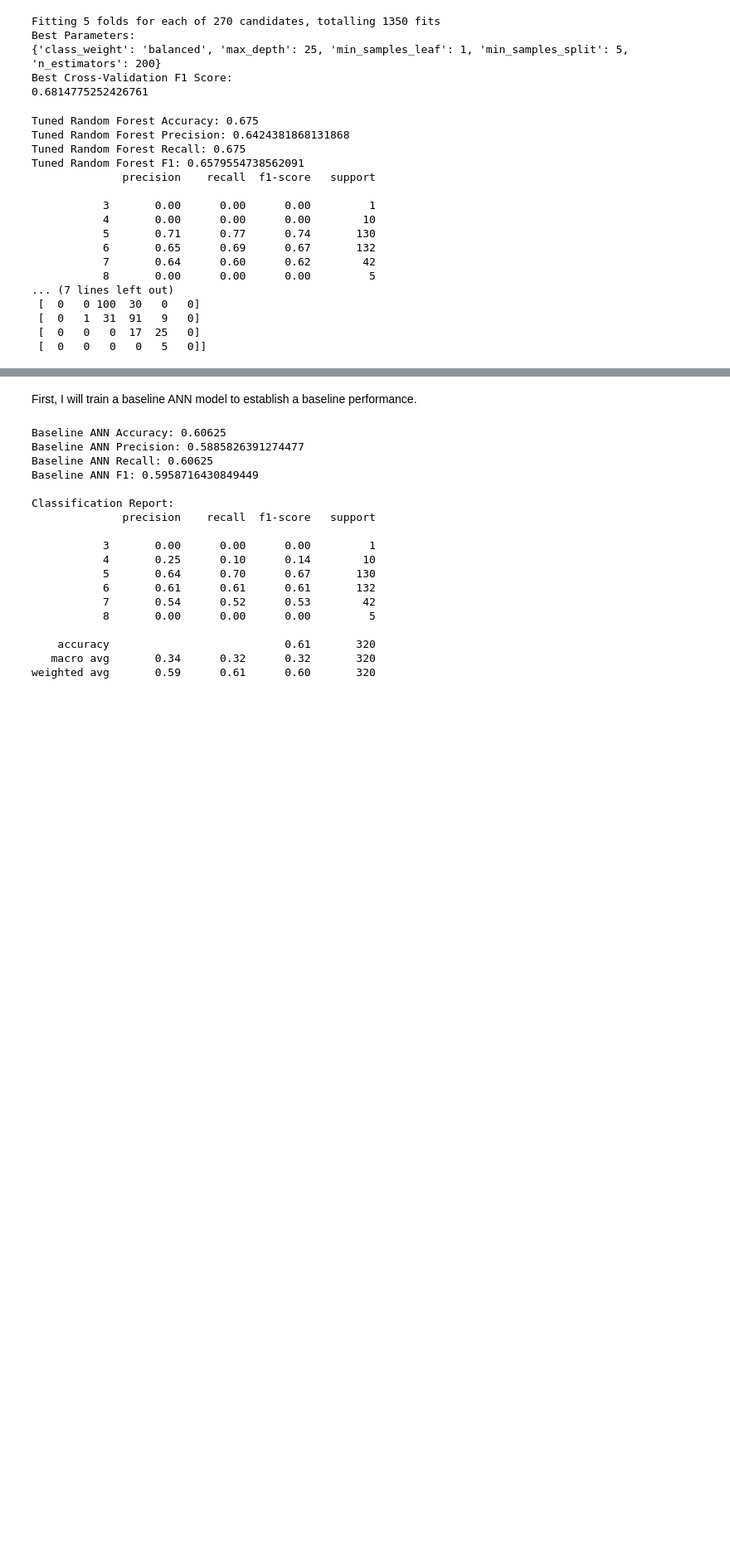
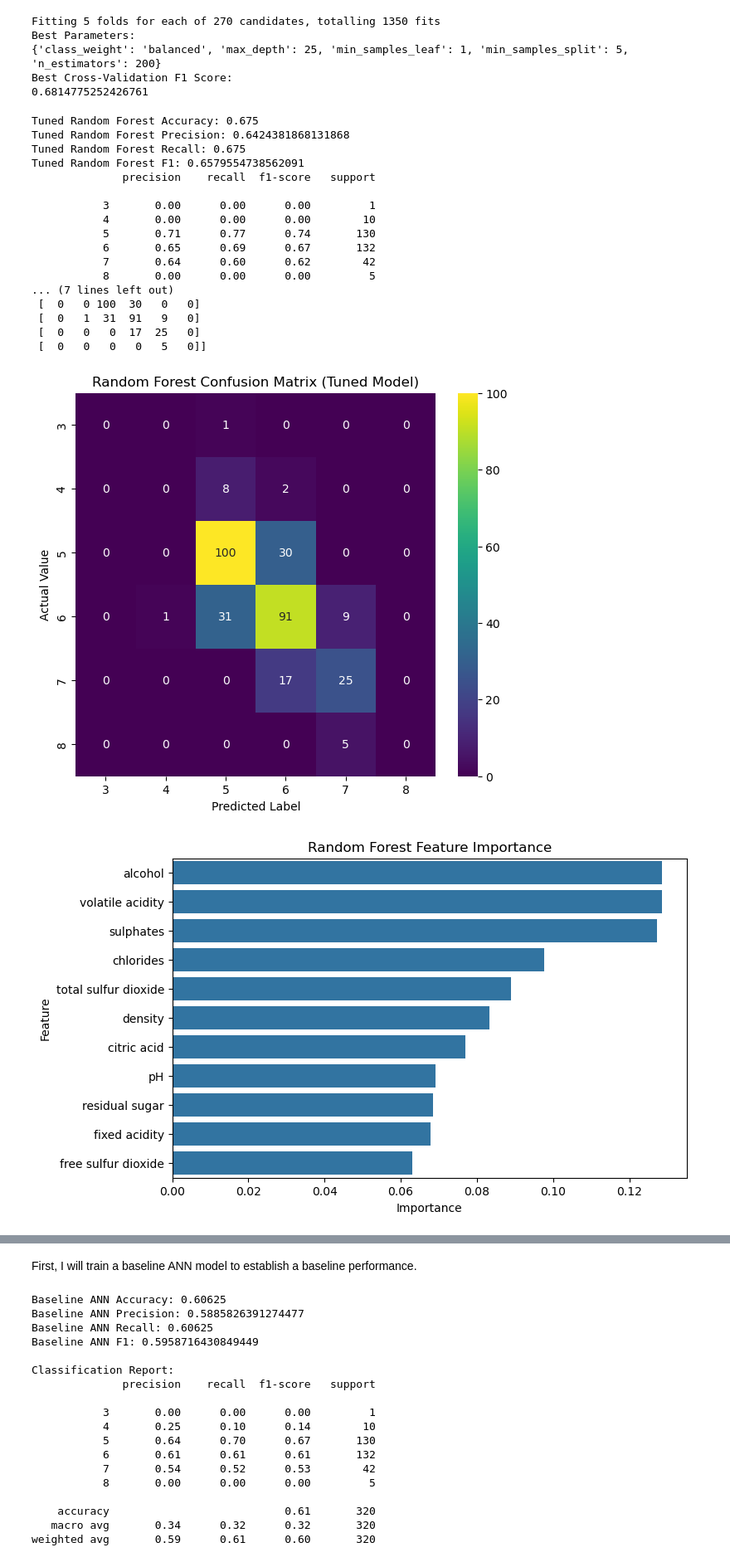
Before and after one commit to shangwe-nyota/WineQuality, a Jupyter notebook: Code.ipynb, the cells around one changed output, grey strips where cells are left out. Shown at 83% size. Saved outputs shown, nothing was run; the diff lists cells and outputs as text; code cells hidden in the pictures; blank space fills up the shorter version.

Commit message:
Added RF visualization

```diff
--- a/Code.ipynb
+++ b/Code.ipynb
@@ -217,4 +221,32 @@ Tuned Random Forest F1: 0.6579554738562091
  [  0   1  31  91   9   0]
  [  0   0   0  17  25   0]
  [  0   0   0   0   5   0]]
+# %%
+confusionMatrix = confusion_matrix(y_test, y_pred_rf)
+
+plt.figure(figsize=(7,6))
+sns.heatmap(confusionMatrix, annot=True, fmt='d', cmap='viridis',
+            xticklabels=[3,4,5,6,7,8],
+            yticklabels=[3,4,5,6,7,8])
+plt.xlabel("Predicted Label")
+plt.ylabel("Actual Value")
+plt.title("Random Forest Confusion Matrix (Tuned Model)")
+plt.show()
+
+
+feature_importances = best_rf.feature_importances_
+features = X.columns
+
+feat_df = pd.DataFrame({
+    "Feature": features,
+    "Importance": feature_importances
+}).sort_values(by="Importance", ascending=False)
+
+plt.figure(figsize=(8,5))
+sns.barplot(x="Importance", y="Feature", data=feat_df)
+plt.title("Random Forest Feature Importance")
+plt.show()
+# %% [output]
+[figure, added]
+[figure, added]
 # %% [markdown]
```
Also changed, not shown: parts of 5 cells of this notebook.
